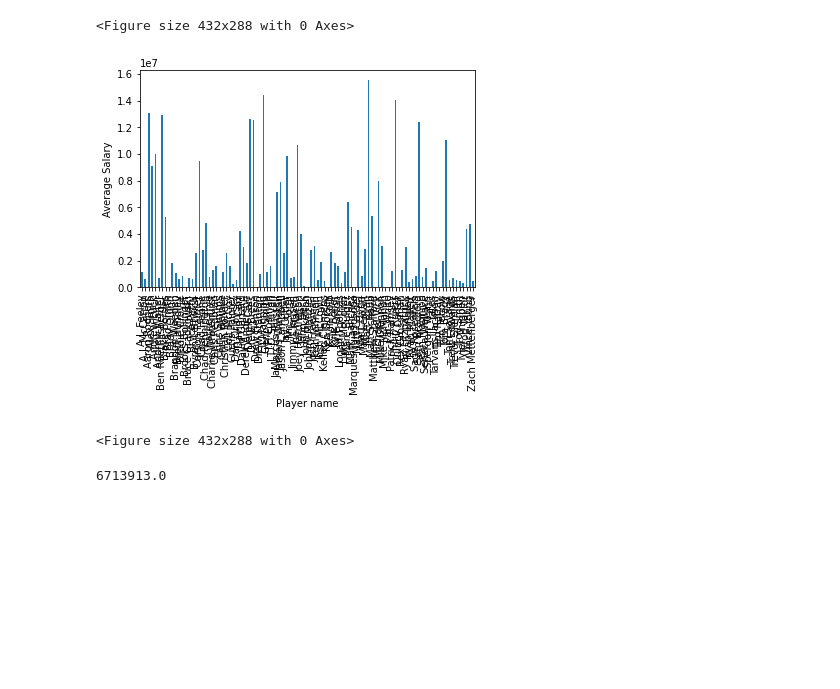
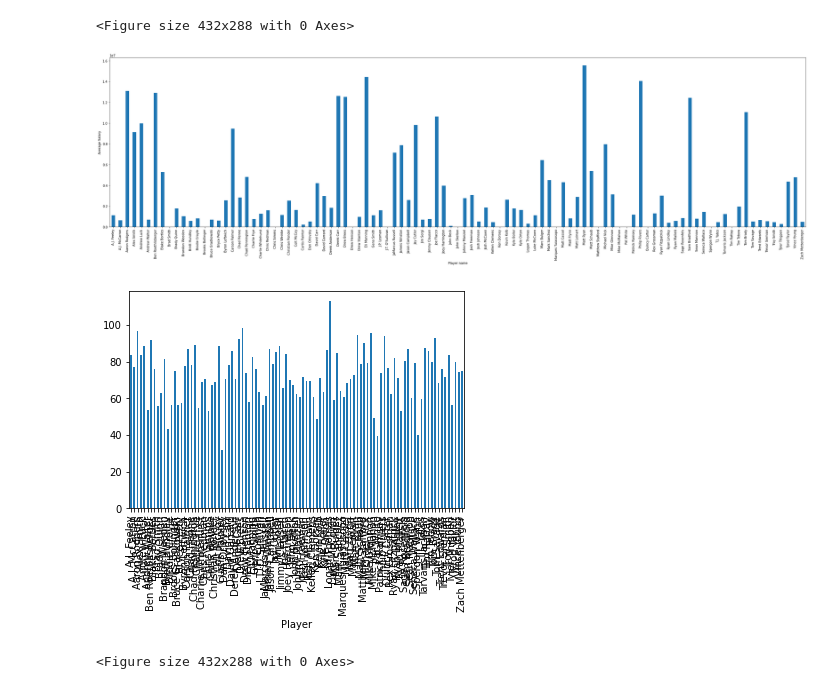
Before and after one commit to mikejackson35/mica_team, a Jupyter notebook: mica_project1.ipynb, the cells around one changed output. Saved outputs shown, nothing was run; the diff lists cells and outputs as text; code cells hidden in the pictures; blank space fills up the shorter version.

```diff
--- a/mica_project1.ipynb
+++ b/mica_project1.ipynb
@@ -225,19 +225,32 @@ plt.tight_layout()
 <Figure size 432x288 with 0 Axes>
 # %%
 Salary_ave=Salary.div(pd.to_numeric(years_played))
-
+plt.figure(figsize=(40,10))
 
 salary_ave_chart = Salary_ave.plot(kind='bar')
 
 #Set the xlabel and ylabel using class methods
 salary_ave_chart.set_xlabel("Player name")
 salary_ave_chart.set_ylabel("Average Salary")
 plt.show()
-plt.tight_layout()
 # %% [output]
-[figure, old version]
+[figure, new version]
-<Figure size 432x288 with 0 Axes>
-# %%
-Salary[0]
-# %% [output]
-6713913.0
+# %%
+#Money made per player
+Rating=player_group["Rate"].sum()
+Rating= Rating.fillna(0)
+Rating = pd.to_numeric(Rating)
+
+Rating_ave=Rating.div(pd.to_numeric(years_played))
+
+
+Rating_chart = Rating_ave.plot(kind='bar')
+
+# Set the xlabel and ylabel using class methods
+salary_chart.set_xlabel("Player name")
+salary_chart.set_ylabel("Rating")
+plt.show()
+plt.tight_layout()
+# %% [output]
+[figure, added]
+<Figure size 432x288 with 0 Axes>
```
Also changed, not shown: parts of 9 cells of this notebook.
